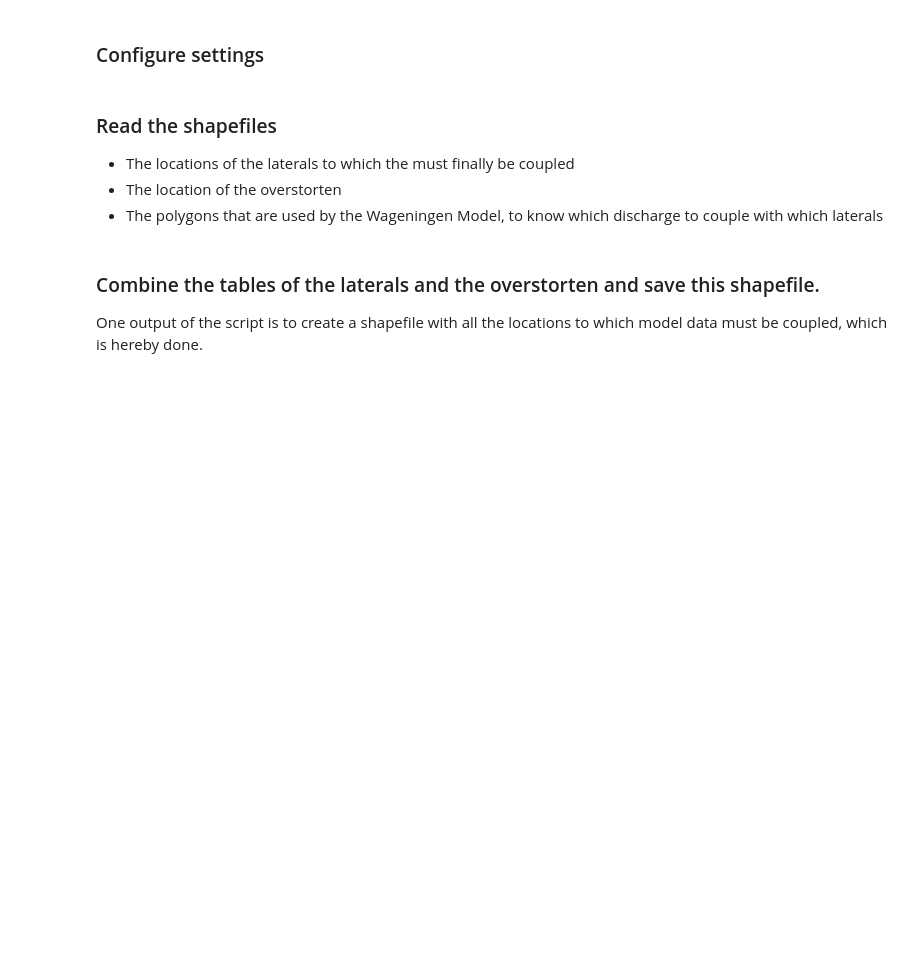
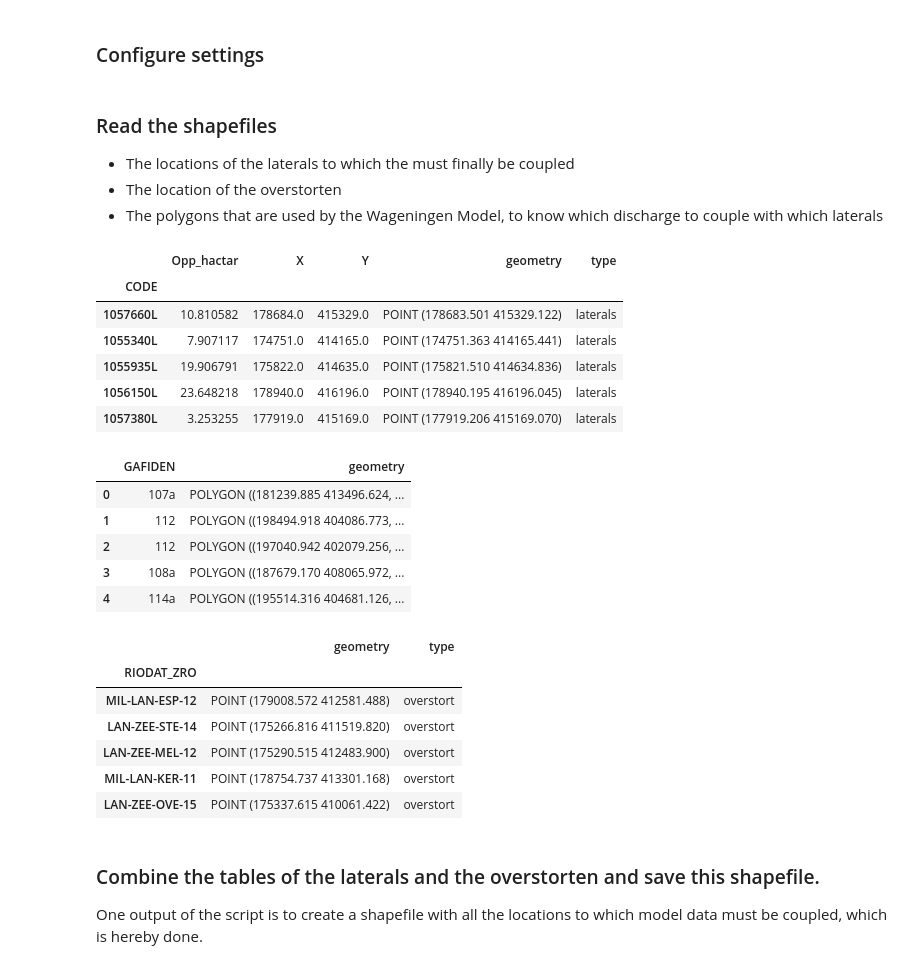
Before and after one commit to jaclangemeijer/23K01-01-importeer-neerslag-afvoer-uit-modellen, a Jupyter notebook: 05_Notebooks/ETL_rainfallrunoff_data.ipynb, the cells around one changed output. Drawn from its saved outputs; the diff is of its cells as text; code cells hidden in the pictures; blank space fills up the shorter version.

```diff
--- a/05_Notebooks/ETL_rainfallrunoff_data.ipynb
+++ b/05_Notebooks/ETL_rainfallrunoff_data.ipynb
@@ -49,30 +49,51 @@ SCENARIO = 'hist' # pick one scenario ('hist', 'ghg120', etc.)
 # %%
 gdf_modelarea = gpd.read_file(modelarea_shp_path)
 
 gdf_laterals = (
     gpd.read_file(laterals_shp_path)
     .set_index('CODE', verify_integrity = True)
     [['Opp_hactar','X','Y','geometry']]
 )
 gdf_laterals['type'] = 'laterals'
 gdf_laterals = gdf_laterals[gdf_laterals.within(gdf_modelarea.at[0,'geometry'])]
 
 gdf_wagmod = (
     gpd.read_file(wagmod_shp_path)
     [['GAFIDEN','geometry']]
 )
 
 
 
 gdf_overstorten = gpd.read_file(overstorten_shp_path).set_index('RIODAT_ZRO',
-    verify_integrity=True
+    verify_integrity=False
     )[['geometry']]
 gdf_overstorten['type'] = 'overstort'
 gdf_overstorten = gdf_overstorten[gdf_overstorten.within(gdf_modelarea.at[0,'geometry'])]
 
 gdf_laterals.head()
 gdf_wagmod.head()
 gdf_overstorten.head()
+# %% [output]
+|  | Opp_hactar | X | Y | geometry | type |
+| CODE |  |  |  |  |  |
+| 1057660L | 10.810582 | 178684.0 | 415329.0 | POINT (178683.501 415329.122) | laterals |
+| 1055340L | 7.907117 | 174751.0 | 414165.0 | POINT (174751.363 414165.441) | laterals |
+| 1055935L | 19.906791 | 175822.0 | 414635.0 | POINT (175821.510 414634.836) | laterals |
+| 1056150L | 23.648218 | 178940.0 | 416196.0 | POINT (178940.195 416196.045) | laterals |
+| 1057380L | 3.253255 | 177919.0 | 415169.0 | POINT (177919.206 415169.070) | laterals |
+|  | GAFIDEN | geometry |
+| 0 | 107a | POLYGON ((181239.885 413496.624, ... |
+| 1 | 112 | POLYGON ((198494.918 404086.773, ... |
+| 2 | 112 | POLYGON ((197040.942 402079.256, ... |
+| 3 | 108a | POLYGON ((187679.170 408065.972, ... |
+| 4 | 114a | POLYGON ((195514.316 404681.126, ... |
+|  | geometry | type |
+| RIODAT_ZRO |  |  |
+| MIL-LAN-ESP-12 | POINT (179008.572 412581.488) | overstort |
+| LAN-ZEE-STE-14 | POINT (175266.816 411519.820) | overstort |
+| LAN-ZEE-MEL-12 | POINT (175290.515 412483.900) | overstort |
+| MIL-LAN-KER-11 | POINT (178754.737 413301.168) | overstort |
+| LAN-ZEE-OVE-15 | POINT (175337.615 410061.422) | overstort |
 # %% [markdown]
 ### Combine the tables of the laterals and the overstorten and save this shapefile.
 One output of the script is to create a shapefile with all the locations to which model data must be coupled, which is hereby done.
```
Also changed, not shown: parts of 5 cells of this notebook, 1 other file.
